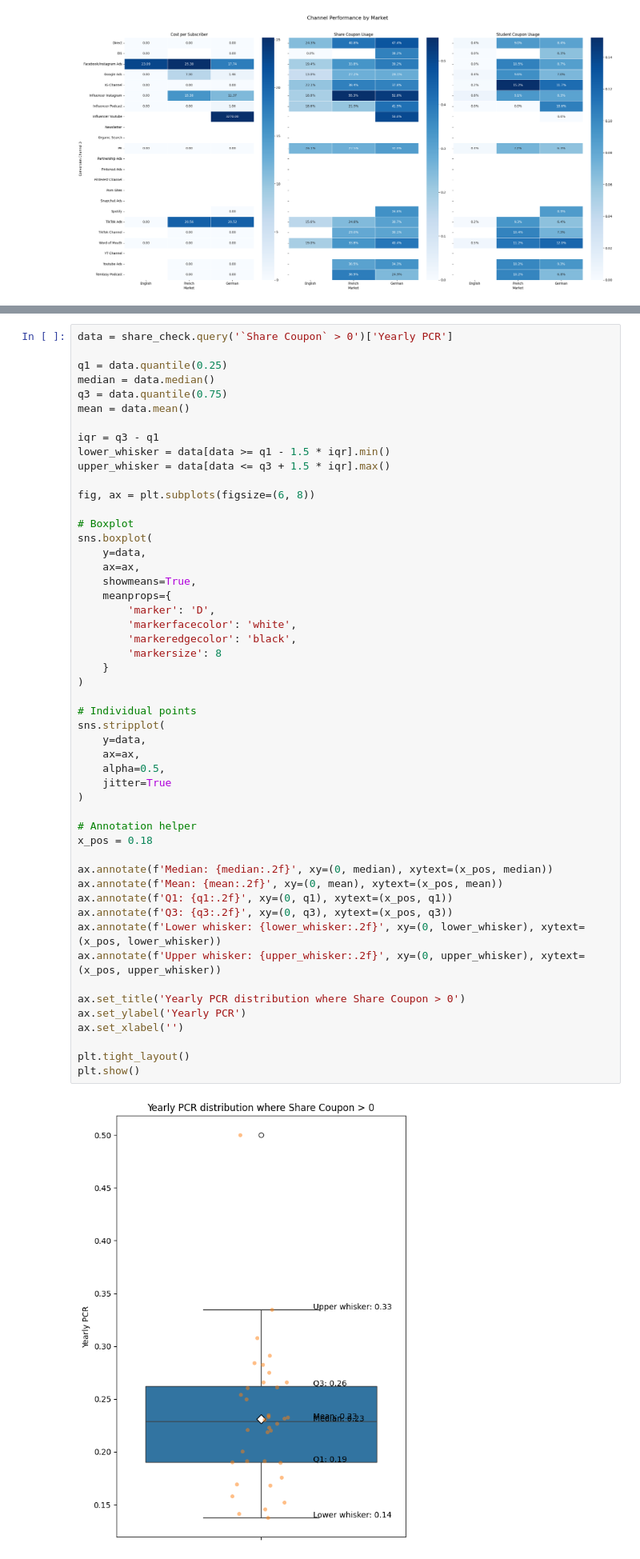
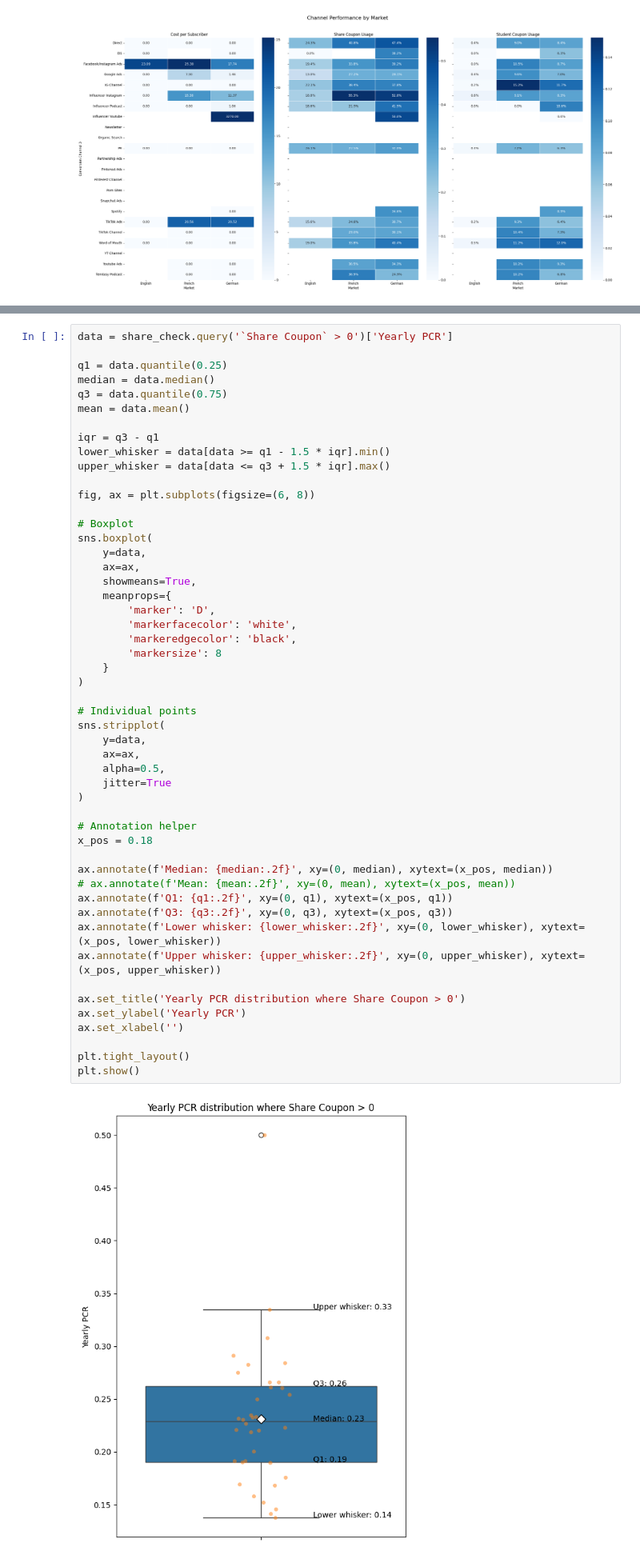
Before and after one commit to slatting24/improved-fiesta, a Jupyter notebook: case_exploration.ipynb, the cells around one changed output, grey strips where cells are left out. Shown at 80% size. Saved outputs shown, nothing was run; the diff lists cells and outputs as text.

```diff
--- a/case_exploration.ipynb
+++ b/case_exploration.ipynb
@@ -956,32 +894,32 @@ sns.boxplot(
         'markerfacecolor': 'white',
         'markeredgecolor': 'black',
         'markersize': 8
     }
 )
 
 # Individual points
 sns.stripplot(
     y=data,
     ax=ax,
     alpha=0.5,
     jitter=True
 )
 
 # Annotation helper
 x_pos = 0.18
 
 ax.annotate(f'Median: {median:.2f}', xy=(0, median), xytext=(x_pos, median))
-ax.annotate(f'Mean: {mean:.2f}', xy=(0, mean), xytext=(x_pos, mean))
+# ax.annotate(f'Mean: {mean:.2f}', xy=(0, mean), xytext=(x_pos, mean))
 ax.annotate(f'Q1: {q1:.2f}', xy=(0, q1), xytext=(x_pos, q1))
 ax.annotate(f'Q3: {q3:.2f}', xy=(0, q3), xytext=(x_pos, q3))
 ax.annotate(f'Lower whisker: {lower_whisker:.2f}', xy=(0, lower_whisker), xytext=(x_pos, lower_whisker))
 ax.annotate(f'Upper whisker: {upper_whisker:.2f}', xy=(0, upper_whisker), xytext=(x_pos, upper_whisker))
 
 ax.set_title('Yearly PCR distribution where Share Coupon > 0')
 ax.set_ylabel('Yearly PCR')
 ax.set_xlabel('')
 
 plt.tight_layout()
 plt.show()
 # %% [output]
-[figure, old version]
+[figure, new version]
```
Also changed, not shown: parts of 31 cells of this notebook, 1 other file.
